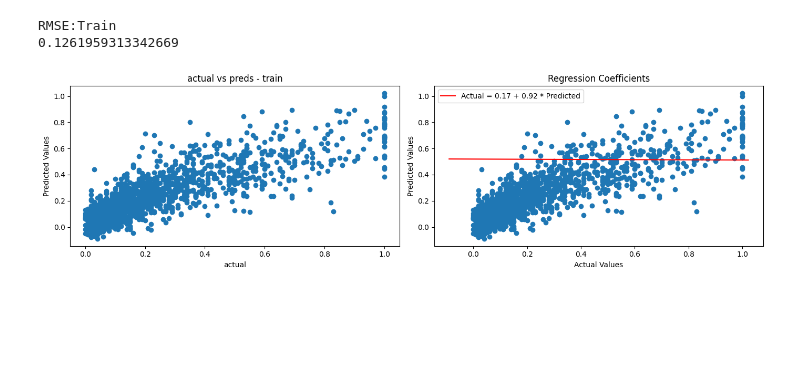
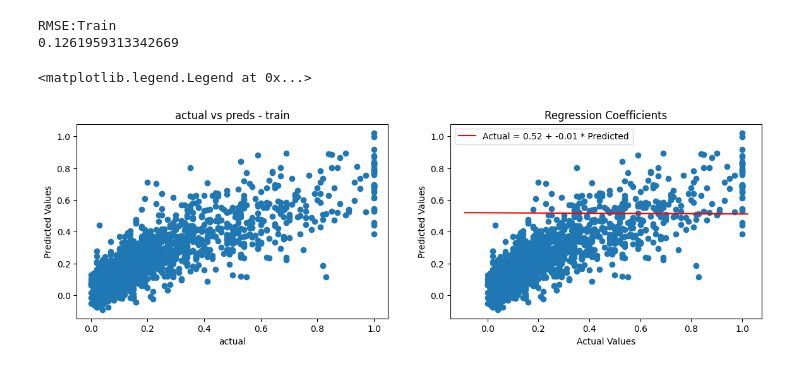
Before and after one commit to kushalnavghare/DSC-478_PRG_ML_APP, a Jupyter notebook: Assignment_3.ipynb, the cells around one changed output. Saved outputs shown, nothing was run; the diff lists cells and outputs as text; code cells hidden in the pictures; blank space fills up the shorter version.

```diff
--- a/Assignment_3.ipynb
+++ b/Assignment_3.ipynb
@@ -165,26 +165,27 @@ y = lin_intercept + lin_coefficient * x
 # %%
 # correlation
 
 plt.figure(figsize=(14, 4))
 ax1 = plt.subplot(1,2,1)
 ax2 = plt.subplot(1,2,2)
 
 ax1.scatter(y_train, train_preds)
 ax1.set_xlabel("actual")
 ax1.set_ylabel('Predicted Values')
 ax1.set_title('actual vs preds - train')
 
 
 # ax2.subplot(102)
-ax2.plot(x, y, color='red', label=f'Actual = {intercept:.2f} + {coefficient:.2f} * Predicted')
+ax2.plot(x, y, color='red', label=f'Actual = {lin_intercept:.2f} + {lin_coefficient:.2f} * Predicted')
 ax2.scatter(y_train, train_preds)
 ax2.set_xlabel('Actual Values')
 ax2.set_ylabel('Predicted Values')
 ax2.set_title('Regression Coefficients')
 ax2.legend()
 
 
 # ax2.grid(True)
 # ax2.show()
 # %% [output]
+<matplotlib.legend.Legend at 0x...>
-[figure, old version]
+[figure, new version]
```
Also changed, not shown: parts of 78 cells of this notebook.
